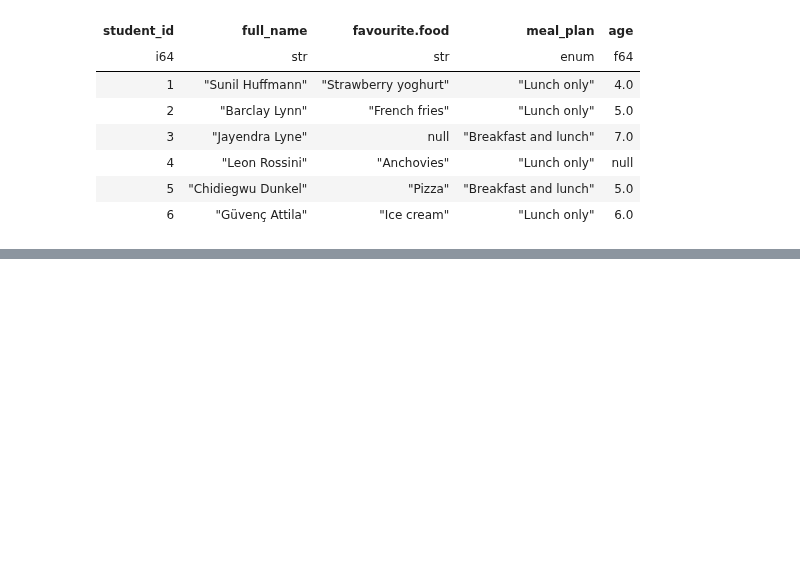
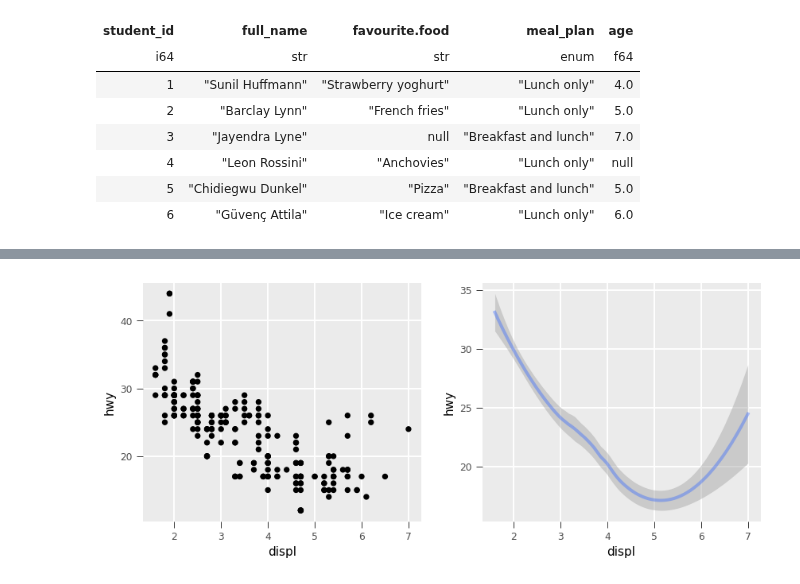
Before and after one commit to huangziwei/hea, a Jupyter notebook: example/books/dataframe.ipynb, the cells around one changed output, grey strips where cells are left out. Cells and saved outputs as stored; diff of their text form; code cells hidden in the pictures; blank space fills up the shorter version.

```diff
--- a/example/books/dataframe.ipynb
+++ b/example/books/dataframe.ipynb
@@ -1037,0 +1073,6 @@ shape: (6, 5)
+# %%
+p1 = mpg.ggplot(x="displ", y="hwy").geom_point()
+p2 = mpg.ggplot(x="displ", y="hwy").geom_smooth()
+p1 | p2
+# %% [output]
+[figure, added]
```
Also changed, not shown: parts of 16 cells of this notebook, 16 other files.
